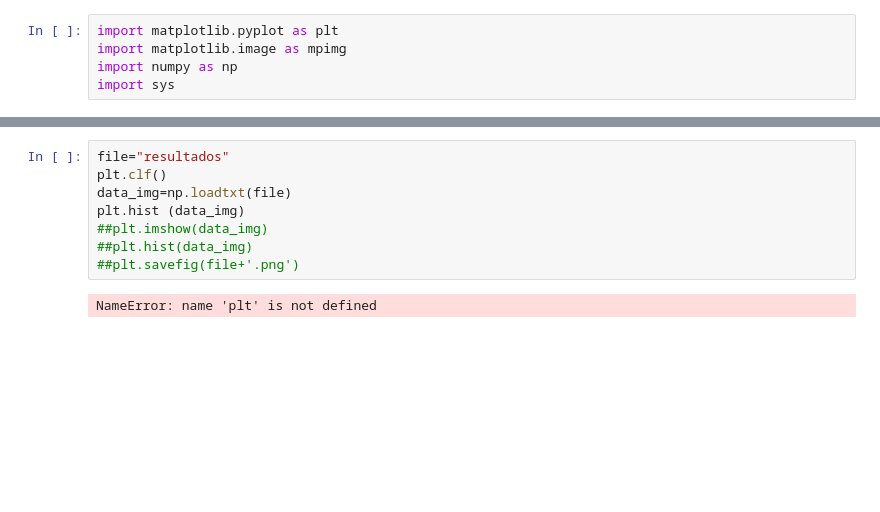
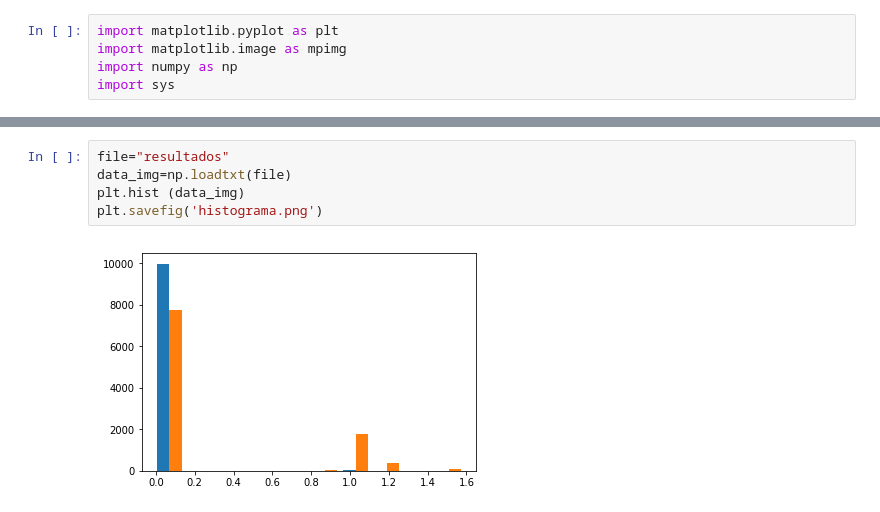
Before and after one commit to DCI-alxogm/pf2018-los-vaqueros-de-guanajuato, a Jupyter notebook: graph1.ipynb, the cells around one changed output, grey strips where cells are left out. Saved outputs shown, nothing was run; the diff lists cells and outputs as text; blank space fills up the shorter version.

```diff
--- a/graph1.ipynb
+++ b/graph1.ipynb
@@ -6,10 +13,7 @@ import sys
 # %%
 file="resultados"
-plt.clf()
 data_img=np.loadtxt(file)
 plt.hist (data_img)
-##plt.imshow(data_img)
-##plt.hist(data_img)
-##plt.savefig(file+'.png')
+plt.savefig('histograma.png')
 # %% [output]
-NameError: name 'plt' is not defined
+[figure, added]
```
Also changed, not shown: parts of 5 cells of this notebook, 4 other files.
